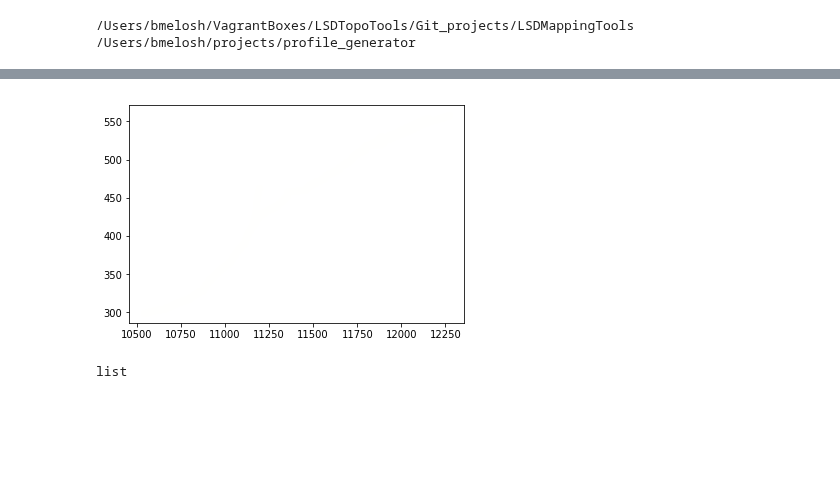
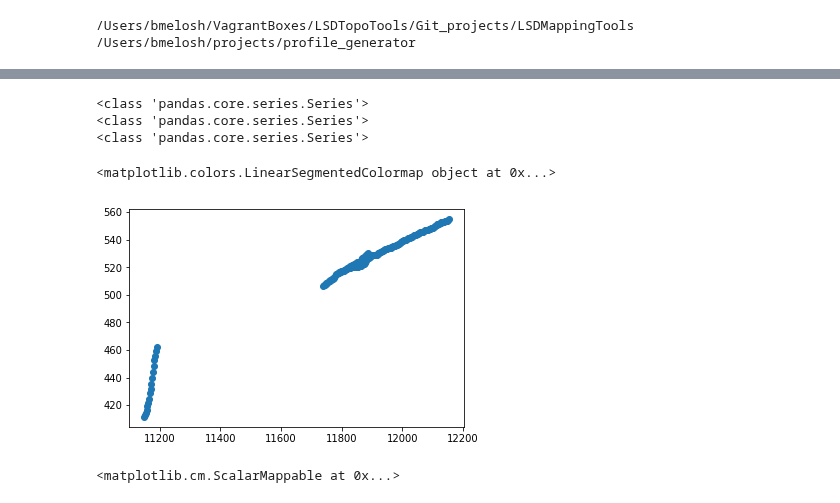
Before and after one commit to BenjiDa/ProfileTools, a Jupyter notebook: Channel_profiles.ipynb, the cells around one changed output, grey strips where cells are left out. Saved outputs shown, nothing was run; the diff lists cells and outputs as text; code cells hidden in the pictures; blank space fills up the shorter version.

Commit message:
working on plots

```diff
--- a/Channel_profiles.ipynb
+++ b/Channel_profiles.ipynb
@@ -264,25 +255,69 @@ Name: MLE, dtype: float64
+# %%
+g_mn = mle_data_combined.groupby(['m/n value'])#group by m/n value
+min_mle = g_mn.get_group(0.1)['MLE'].min() #Set min and max for plotting colormap
+max_mle = g_mn.get_group(0.1)['MLE'].max()
+g_mn.get_group(0.1)['MLE']
+
+
+#test =
+#testx = test['m_over_n__01']
+#testy = test['elevation']
+
+##movern_key = 'm_over_n = %s' %(str(m_over_n))
+#MainStemX = list(ProfileDF_MS[movern_key])
+#MainStemElevation = list(ProfileDF_MS['elevation'])
+
+TributariesX = creek_movern_df[creek_movern_df['Tributary'] != 0]['m_over_n__01']
+TributariesElev = creek_movern_df[creek_movern_df['Tributary'] != 0]['elevation']
+
+MainStemX = creek_movern_df[creek_movern_df['Tributary'] == 0]['m_over_n__01']
+MainStemElev = creek_movern_df[creek_movern_df['Tributary'] == 0]['elevation']
+#TributariesX = a.values.T.tolist()
+
+TributariesMLE = g_mn.get_group(0.1)['MLE']
+
+print(type(TributariesMLE))
+print(type(TributariesX))
+print(type(TributariesElev))
+# %% [output]
+<class 'pandas.core.series.Series'>
+<class 'pandas.core.series.Series'>
+<class 'pandas.core.series.Series'>
 # %%
 #THIS IS CREATING A COLOR MAP TO PLOT MLE DATA FOR EACH TRIBUTARY
 import matplotlib as mpl
 import matplotlib.pyplot as plt
+from matplotlib import colors
 
-this_cmap = plt.cm.plasma
-cNorm  = mpl.colors.Normalize(vmin=mini, vmax=maxi)
-test = plt.cm.ScalarMappable(norm=cNorm, cmap=this_cmap)
+
+
+cNorm  = mpl.colors.Normalize(vmin=min_mle, vmax=max_mle)
+plt.cm.ScalarMappable(norm=cNorm, cmap=this_cmap)
+
+MLE_array = np.asarray(TributariesMLE)
+this_cmap = plt.cm.Reds
+cNorm  = colors.Normalize(vmin=np.min(MLE_array), vmax=np.max(MLE_array))
+c = plt.cm.ScalarMappable(norm=cNorm, cmap=this_cmap)
+print(c.get_cmap())
+# %% [output]
+<matplotlib.colors.LinearSegmentedColormap object at 0x...>
 # %%
 
-y = creek_movern_df['elevation']
-x = creek_movern_df['m_over_n__01']
+fig = plt.figure()
 
-fig = plt.figure()
+#I THINK I HAVE TO DO THIS IN A FOR LOOP
+#for trib in tributaries....
+
 # creek_movern_df.plot(x='m_over_n__01', y='elevation', style='bo')#with pandas
-plt.scatter(x,y,c=c,cmap=this_cmap, norm=cNorm,)
+plt.scatter(TributariesX,TributariesElev)#,c=.999, s=500)#,cmap=this_cmap, norm=cNorm, marker='*')#, markersize=5,edgecolors='none')#, c=c, cmap=this_cmap, norm=cNorm, s=2.5, edgecolors='none')
 
 plt.show()
+
+
+#plt.scatter(x,y,z,s=5, cmap=colormap, norm=normalize, marker='*')
 # %% [output]
-[figure, old version]
+[figure, new version]
-# %%
-c=list(g_mn.get_group(0.1)['MLE'])
-type(c)
-# %% [output]
-list
+# %%
+plt.cm.ScalarMappable(norm=cNorm, cmap=this_cmap)
+# %% [output]
+<matplotlib.cm.ScalarMappable at 0x...>
```
Also changed, not shown: parts of 4 cells of this notebook.
